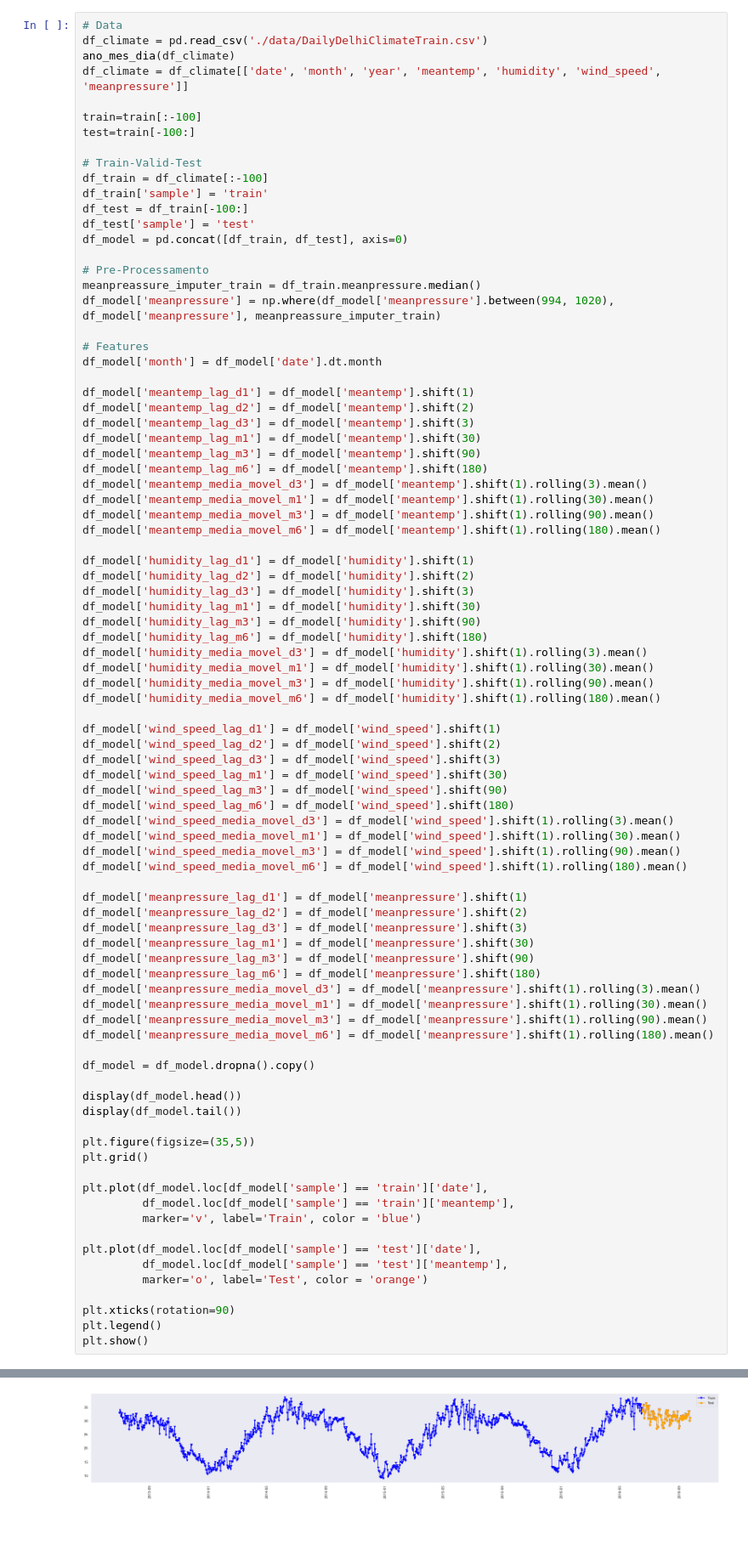
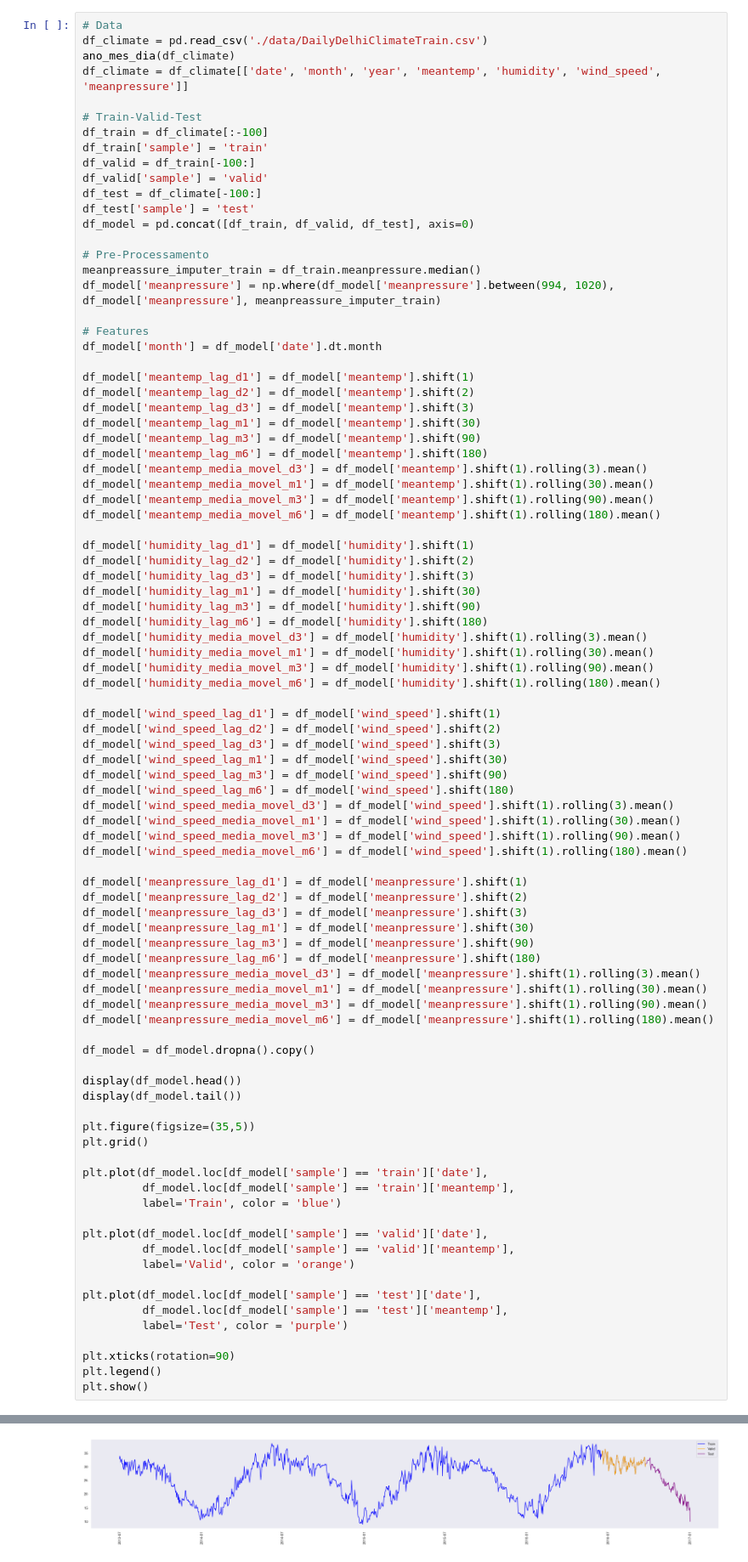
Before and after one commit to leonardovargas10/Modelo_Forecasting_Temperature-, a Jupyter notebook: Modelo_Forecasting.ipynb, the cells around one changed output, grey strips where cells are left out. Shown at 85% size. Drawn from its saved outputs; the diff is of its cells as text; blank space fills up the shorter version.

```diff
--- a/Modelo_Forecasting.ipynb
+++ b/Modelo_Forecasting.ipynb
@@ -583,15 +597,14 @@ df_climate = pd.read_csv('./data/DailyDelhiClimateTrain.csv')
 ano_mes_dia(df_climate)
 df_climate = df_climate[['date', 'month', 'year', 'meantemp', 'humidity', 'wind_speed', 'meanpressure']]
 
-train=train[:-100]
-test=train[-100:]
-
 # Train-Valid-Test
 df_train = df_climate[:-100]
 df_train['sample'] = 'train'
-df_test = df_train[-100:]
+df_valid = df_train[-100:]
+df_valid['sample'] = 'valid'
+df_test = df_climate[-100:]
 df_test['sample'] = 'test'
-df_model = pd.concat([df_train, df_test], axis=0)
+df_model = pd.concat([df_train, df_valid, df_test], axis=0)
 
 # Pre-Processamento
 meanpreassure_imputer_train = df_train.meanpressure.median()
@@ -654,11 +667,15 @@ plt.grid()
 
 plt.plot(df_model.loc[df_model['sample'] == 'train']['date'],
          df_model.loc[df_model['sample'] == 'train']['meantemp'],
-         marker='v', label='Train', color = 'blue')
+         label='Train', color = 'blue')
+
+plt.plot(df_model.loc[df_model['sample'] == 'valid']['date'],
+         df_model.loc[df_model['sample'] == 'valid']['meantemp'],
+         label='Valid', color = 'orange')
 
 plt.plot(df_model.loc[df_model['sample'] == 'test']['date'],
          df_model.loc[df_model['sample'] == 'test']['meantemp'],
-         marker='o', label='Test', color = 'orange')
+         label='Test', color = 'purple')
 
 plt.xticks(rotation=90)
 plt.legend()
@@ -679,4 +696,4 @@ plt.show()
-[figure, old version]
+[figure, new version]
 # %% [markdown]
 # <font color='red' style='font-size: 40px;'> 4) Modelagem </font>
 <hr style='border: 2px solid red;'>
```
Also changed, not shown: parts of 10 cells of this notebook.
